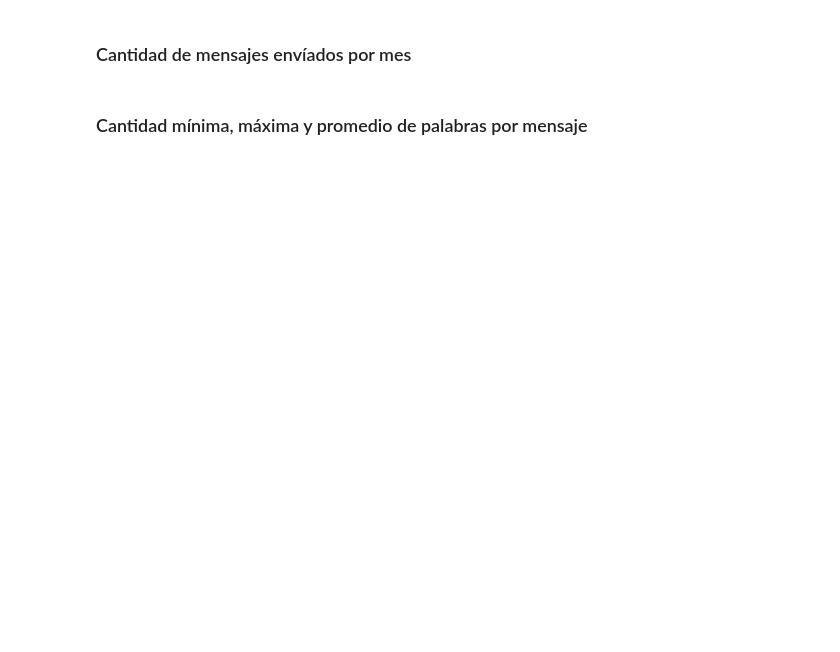
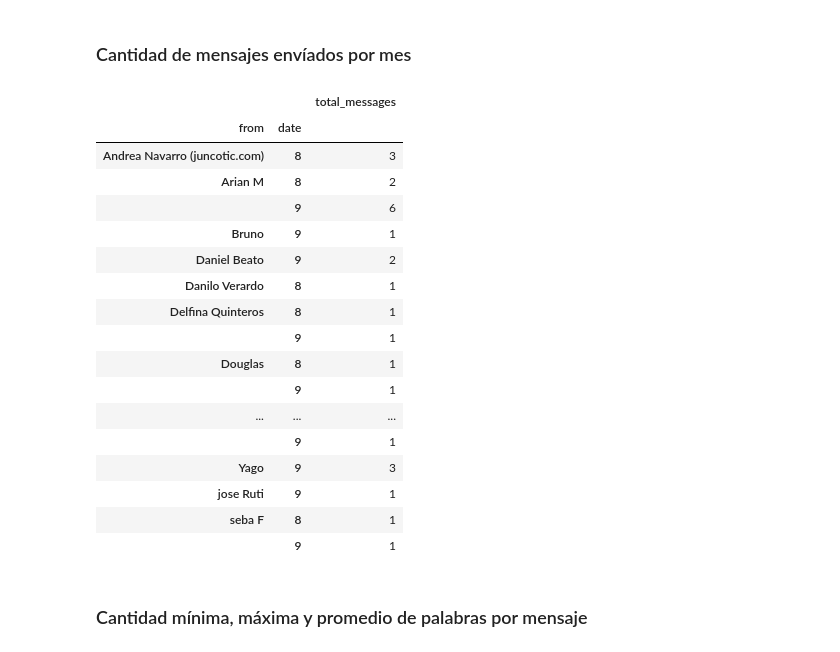
Before and after one commit to DelfinaQuinteros/BD-ll, a Jupyter notebook: 5 - Agrupamiento/TP5 .ipynb, the cells around one changed output. Drawn from its saved outputs; the diff is of its cells as text; code cells hidden in the pictures; blank space fills up the shorter version.

```diff
--- a/5 - Agrupamiento/TP5 .ipynb
+++ b/5 - Agrupamiento/TP5 .ipynb
@@ -121,4 +240,27 @@ TypeError: '_io.TextIOWrapper' object is not subscriptable
 # %% [markdown]
 ### Cantidad de mensajes envíados por mes
+# %%
+groups = ['from',df['date'].dt.month]
+df_aux = df.groupby(groups).agg(total_messages = ('id', lambda x: x.count()))
+df_aux
+# %% [output]
+|  |  | total_messages |
+| from | date |  |
+| Andrea Navarro (juncotic.com) | 8 | 3 |
+| Arian M | 8 | 2 |
+|  | 9 | 6 |
+| Bruno | 9 | 1 |
+| Daniel Beato | 9 | 2 |
+| Danilo Verardo | 8 | 1 |
+| Delfina Quinteros | 8 | 1 |
+|  | 9 | 1 |
+| Douglas | 8 | 1 |
+|  | 9 | 1 |
+| ... | ... | ... |
+|  | 9 | 1 |
+| Yago | 9 | 3 |
+| jose Ruti | 9 | 1 |
+| seba F | 8 | 1 |
+|  | 9 | 1 |
 # %% [markdown]
 ### Cantidad mínima, máxima y promedio de palabras por mensaje
```
Also changed, not shown: parts of 10 cells of this notebook.
